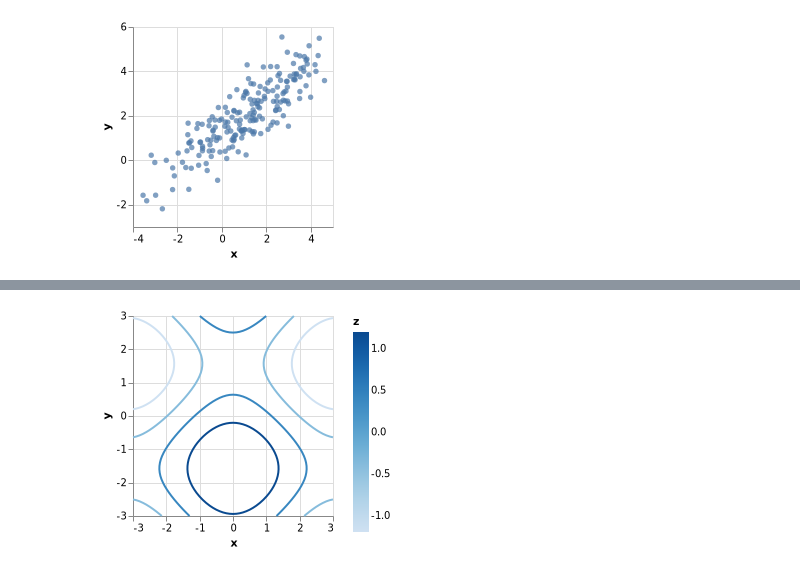
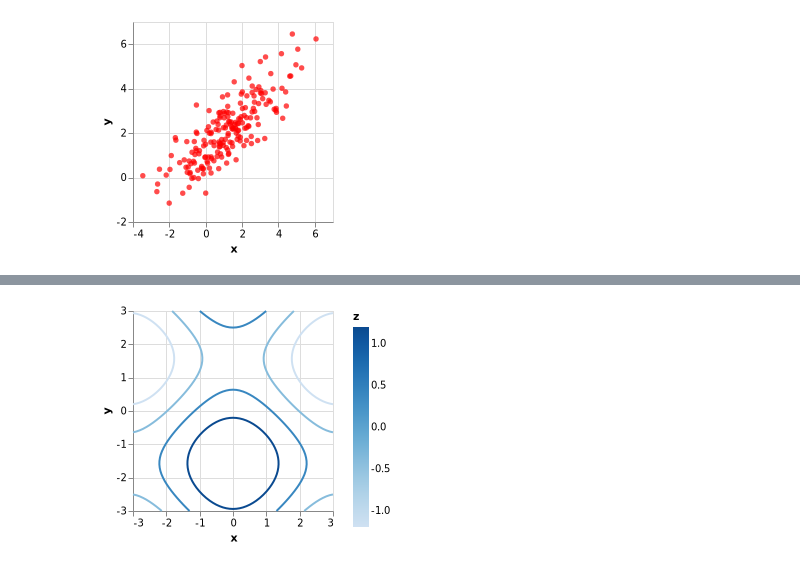
Before and after one commit to queryverse/QuickVega.jl, a Jupyter notebook: sandbox/Contour_Plot.ipynb, the cells around one changed output, grey strips where cells are left out. Saved outputs shown, nothing was run; the diff lists cells and outputs as text; code cells hidden in the pictures.

```diff
--- a/sandbox/Contour_Plot.ipynb
+++ b/sandbox/Contour_Plot.ipynb
@@ -8,9 +8,10 @@ using Setfield
 # %%
 μ = [1.0,2.0]
 Σ = [3.0 2.0;
      2.0 2.0]
 d = Distributions.MultivariateNormal(μ,Σ)
 samples = rand(d,200)';
-QuickVega.scatterplot(samples)
+df = DataFrame(x =rand(10),y=rand(10))
+s = QuickVega.scatterplot(samples,color="red")
 # %% [output]
-[figure, old version]
+[figure, new version]
```
Also changed, not shown: parts of 7 cells of this notebook, 9 other files.
